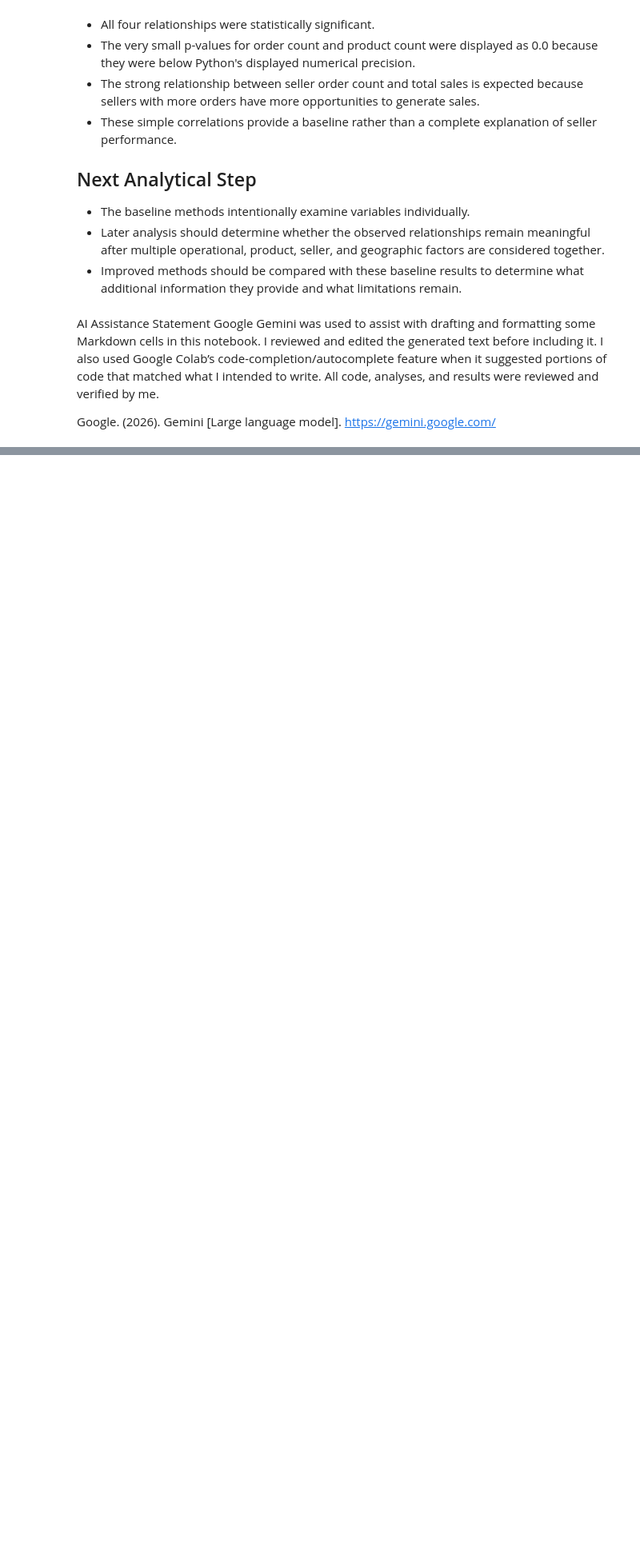
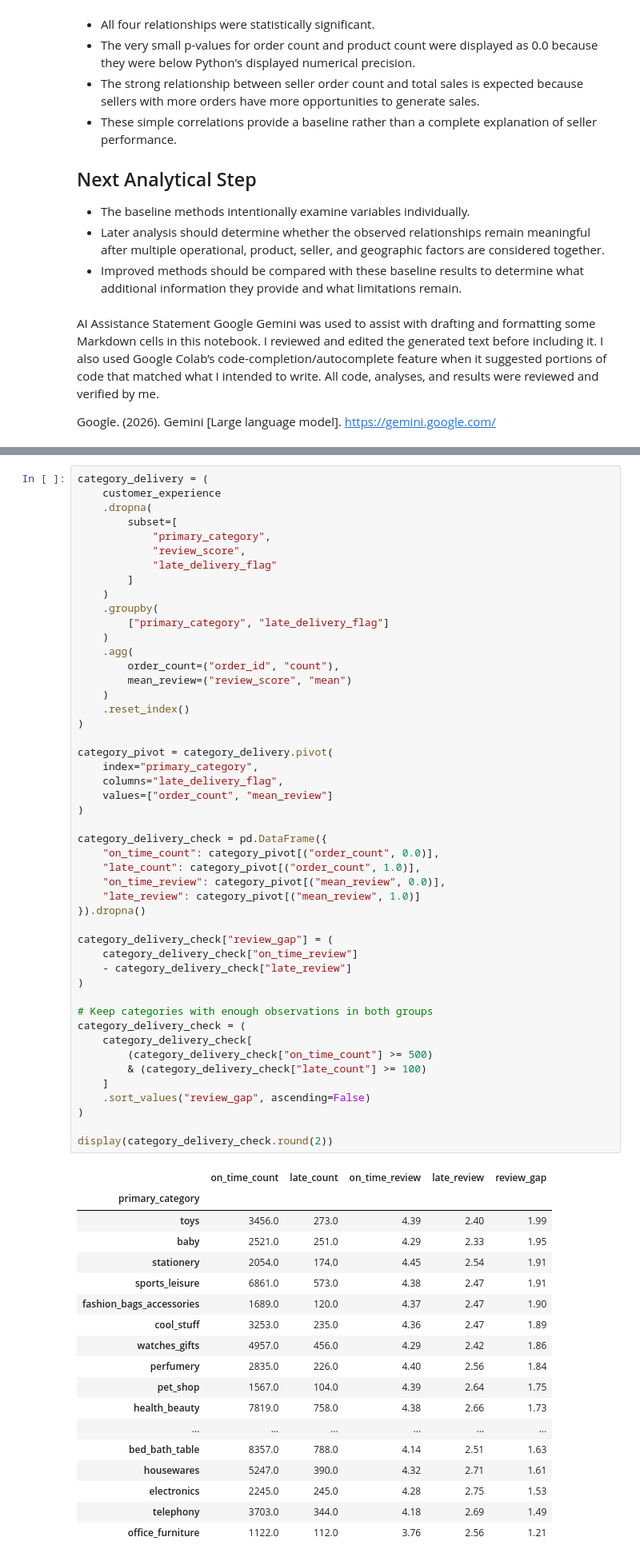
Before and after one commit to kaylatucker/CS690_Capstone, a Jupyter notebook: 03_notebooks/09_methods_and_baseline.ipynb, the cells around one changed output, grey strips where cells are left out. Shown at 80% size. Saved outputs shown, nothing was run; the diff lists cells and outputs as text; blank space fills up the shorter version.

```diff
--- a/03_notebooks/09_methods_and_baseline.ipynb
+++ b/03_notebooks/09_methods_and_baseline.ipynb
@@ -236,0 +305,67 @@ Google. (2026). Gemini [Large language model]. https://gemini.google.com/
+# %%
+category_delivery = (
+    customer_experience
+    .dropna(
+        subset=[
+            "primary_category",
+            "review_score",
+            "late_delivery_flag"
+        ]
+    )
+    .groupby(
+        ["primary_category", "late_delivery_flag"]
+    )
+    .agg(
+        order_count=("order_id", "count"),
+        mean_review=("review_score", "mean")
+    )
+    .reset_index()
+)
+
+category_pivot = category_delivery.pivot(
+    index="primary_category",
+    columns="late_delivery_flag",
+    values=["order_count", "mean_review"]
+)
+
+category_delivery_check = pd.DataFrame({
+    "on_time_count": category_pivot[("order_count", 0.0)],
+    "late_count": category_pivot[("order_count", 1.0)],
+    "on_time_review": category_pivot[("mean_review", 0.0)],
+    "late_review": category_pivot[("mean_review", 1.0)]
+}).dropna()
+
+category_delivery_check["review_gap"] = (
+    category_delivery_check["on_time_review"]
+    - category_delivery_check["late_review"]
+)
+
+# Keep categories with enough observations in both groups
+category_delivery_check = (
+    category_delivery_check[
+        (category_delivery_check["on_time_count"] >= 500)
+        & (category_delivery_check["late_count"] >= 100)
+    ]
+    .sort_values("review_gap", ascending=False)
+)
+
+display(category_delivery_check.round(2))
+# %% [output]
+|  | on_time_count | late_count | on_time_review | late_review | review_gap |
+| primary_category |  |  |  |  |  |
+| toys | 3456.0 | 273.0 | 4.39 | 2.40 | 1.99 |
+| baby | 2521.0 | 251.0 | 4.29 | 2.33 | 1.95 |
+| stationery | 2054.0 | 174.0 | 4.45 | 2.54 | 1.91 |
+| sports_leisure | 6861.0 | 573.0 | 4.38 | 2.47 | 1.91 |
+| fashion_bags_accessories | 1689.0 | 120.0 | 4.37 | 2.47 | 1.90 |
+| cool_stuff | 3253.0 | 235.0 | 4.36 | 2.47 | 1.89 |
+| watches_gifts | 4957.0 | 456.0 | 4.29 | 2.42 | 1.86 |
+| perfumery | 2835.0 | 226.0 | 4.40 | 2.56 | 1.84 |
+| pet_shop | 1567.0 | 104.0 | 4.39 | 2.64 | 1.75 |
+| health_beauty | 7819.0 | 758.0 | 4.38 | 2.66 | 1.73 |
+| ... | ... | ... | ... | ... | ... |
+| bed_bath_table | 8357.0 | 788.0 | 4.14 | 2.51 | 1.63 |
+| housewares | 5247.0 | 390.0 | 4.32 | 2.71 | 1.61 |
+| electronics | 2245.0 | 245.0 | 4.28 | 2.75 | 1.53 |
+| telephony | 3703.0 | 344.0 | 4.18 | 2.69 | 1.49 |
+| office_furniture | 1122.0 | 112.0 | 3.76 | 2.56 | 1.21 |
```
Also changed, not shown: parts of 23 cells of this notebook.
